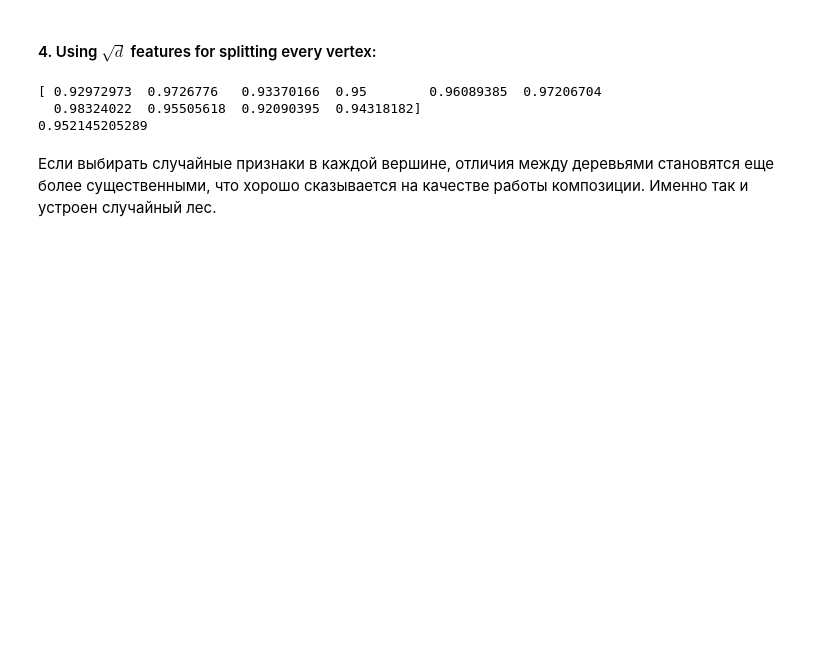
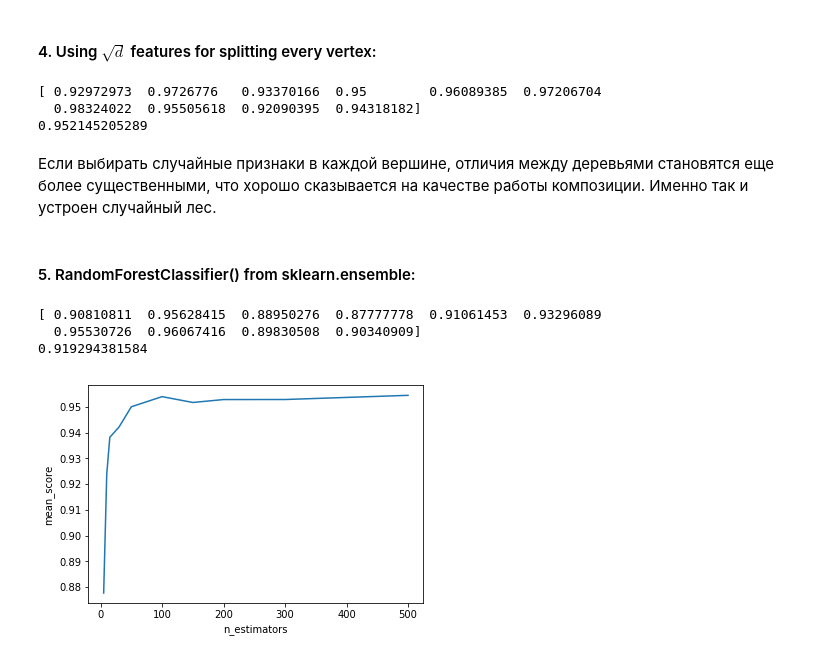
Before and after one commit to ivan-magda/machine-learning-data-analysis, a Jupyter notebook: supervised-learning/bagging-random-forest/solution.ipynb, the cells around one changed output. Cells and saved outputs as stored; diff of their text form; code cells hidden in the pictures; blank space fills up the shorter version.

Commit message:
feat: Complete 5 task of bagging-random-forest

```diff
--- a/supervised-learning/bagging-random-forest/solution.ipynb
+++ b/supervised-learning/bagging-random-forest/solution.ipynb
@@ -115,3 +115,42 @@ write_answer_4(opt_bagging_score_2.mean())
 0.952145205289
 # %% [markdown]
 Если выбирать случайные признаки в каждой вершине, отличия между деревьями становятся еще более существенными, что хорошо сказывается на качестве работы композиции. Именно так и устроен случайный лес.
+# %% [markdown]
+#### 5. RandomForestClassifier() from sklearn.ensemble:
+# %%
+rf_clf = ensemble.RandomForestClassifier()
+rf_clf.fit(X_train, y_train)
+
+scores_rf_clf = model_selection.cross_val_score(rf_clf, X_train, y_train, cv=10)
+# %%
+print(scores_rf_clf)
+print(scores_rf_clf.mean())
+# %% [output]
+[ 0.90810811  0.95628415  0.88950276  0.87777778  0.91061453  0.93296089
+  0.95530726  0.96067416  0.89830508  0.90340909]
+0.919294381584
+# %%
+parameters_grid =  {
+    'n_estimators' : [5, 10, 15, 30, 50, 100, 150, 200, 300, 500],
+    'max_features' : [1, 2, 3, 4, 5, 10, 20, 30, 40, 50, 60],
+    'max_depth' : [2, 4, 6, 8, 10, 20, 30, 50, 100],
+}
+# %%
+mean_scores = []
+
+for count_estimators in parameters_grid['n_estimators']:
+    score = model_selection.cross_val_score(
+        ensemble.RandomForestClassifier(n_estimators=count_estimators),
+        X_train,
+        y_train,
+        cv=10
+    )
+
+    mean_scores.append(score.mean())
+# %%
+plt.plot(parameters_grid['n_estimators'], mean_scores)
+plt.xlabel('n_estimators')
+plt.ylabel('mean_score')
+plt.show()
+# %% [output]
+[figure, added]
```
Also changed, not shown: parts of 7 cells of this notebook, 1 other file.
